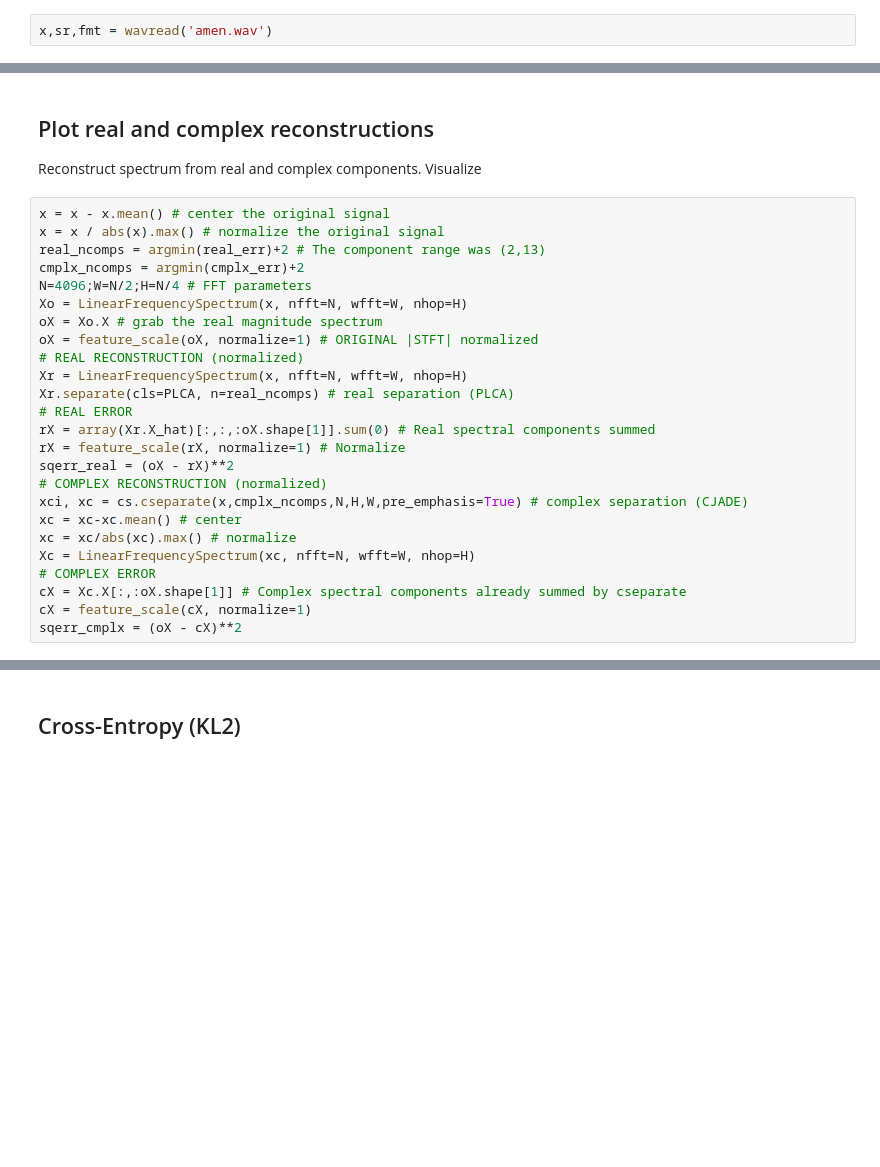
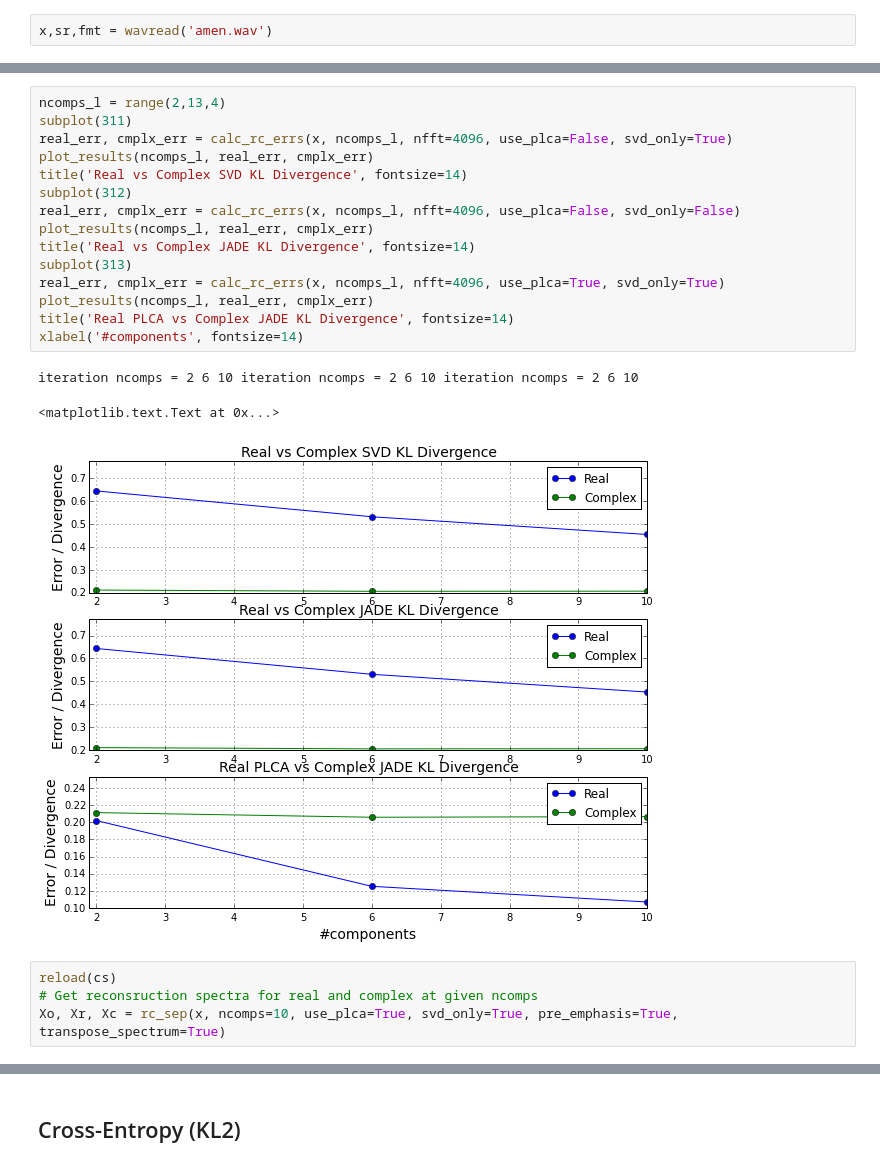
Before and after one commit to bregmanstudio/cseparate, a Jupyter notebook: complexrealseparate.ipynb, the cells around one changed output, grey strips where cells are left out. Cells and saved outputs as stored; diff of their text form; blank space fills up the shorter version.

```diff
--- a/complexrealseparate.ipynb
+++ b/complexrealseparate.ipynb
@@ -132,30 +131,24 @@ grid()
-# %% [markdown]
-## Plot real and complex reconstructions
-
-Reconstruct spectrum from real and complex components. Visualize
-# %%
-x = x - x.mean() # center the original signal
-x = x / abs(x).max() # normalize the original signal
-real_ncomps = argmin(real_err)+2 # The component range was (2,13)
-cmplx_ncomps = argmin(cmplx_err)+2
-N=4096;W=N/2;H=N/4 # FFT parameters
-Xo = LinearFrequencySpectrum(x, nfft=N, wfft=W, nhop=H)
-oX = Xo.X # grab the real magnitude spectrum
-oX = feature_scale(oX, normalize=1) # ORIGINAL |STFT| normalized
-# REAL RECONSTRUCTION (normalized)
-Xr = LinearFrequencySpectrum(x, nfft=N, wfft=W, nhop=H)
-Xr.separate(cls=PLCA, n=real_ncomps) # real separation (PLCA)
-# REAL ERROR
-rX = array(Xr.X_hat)[:,:,:oX.shape[1]].sum(0) # Real spectral components summed
-rX = feature_scale(rX, normalize=1) # Normalize
-sqerr_real = (oX - rX)**2
-# COMPLEX RECONSTRUCTION (normalized)
-xci, xc = cs.cseparate(x,cmplx_ncomps,N,H,W,pre_emphasis=True) # complex separation (CJADE)
-xc = xc-xc.mean() # center
-xc = xc/abs(xc).max() # normalize
-Xc = LinearFrequencySpectrum(xc, nfft=N, wfft=W, nhop=H)
-# COMPLEX ERROR
-cX = Xc.X[:,:oX.shape[1]] # Complex spectral components already summed by cseparate
-cX = feature_scale(cX, normalize=1)
-sqerr_cmplx = (oX - cX)**2
+# %%
+ncomps_l = range(2,13,4)
+subplot(311)
+real_err, cmplx_err = calc_rc_errs(x, ncomps_l, nfft=4096, use_plca=False, svd_only=True)
+plot_results(ncomps_l, real_err, cmplx_err)
+title('Real vs Complex SVD KL Divergence', fontsize=14)
+subplot(312)
+real_err, cmplx_err = calc_rc_errs(x, ncomps_l, nfft=4096, use_plca=False, svd_only=False)
+plot_results(ncomps_l, real_err, cmplx_err)
+title('Real vs Complex JADE KL Divergence', fontsize=14)
+subplot(313)
+real_err, cmplx_err = calc_rc_errs(x, ncomps_l, nfft=4096, use_plca=True, svd_only=True)
+plot_results(ncomps_l, real_err, cmplx_err)
+title('Real PLCA vs Complex JADE KL Divergence', fontsize=14)
+xlabel('#components', fontsize=14)
+# %% [output]
+iteration ncomps = 2 6 10 iteration ncomps = 2 6 10 iteration ncomps = 2 6 10
+<matplotlib.text.Text at 0x...>
+[figure, added]
+# %%
+reload(cs)
+# Get reconsruction spectra for real and complex at given ncomps
+Xo, Xr, Xc = rc_sep(x, ncomps=10, use_plca=True, svd_only=True, pre_emphasis=True, transpose_spectrum=True)
 # %%
```
Also changed, not shown: parts of 21 cells of this notebook, 1 other file.
